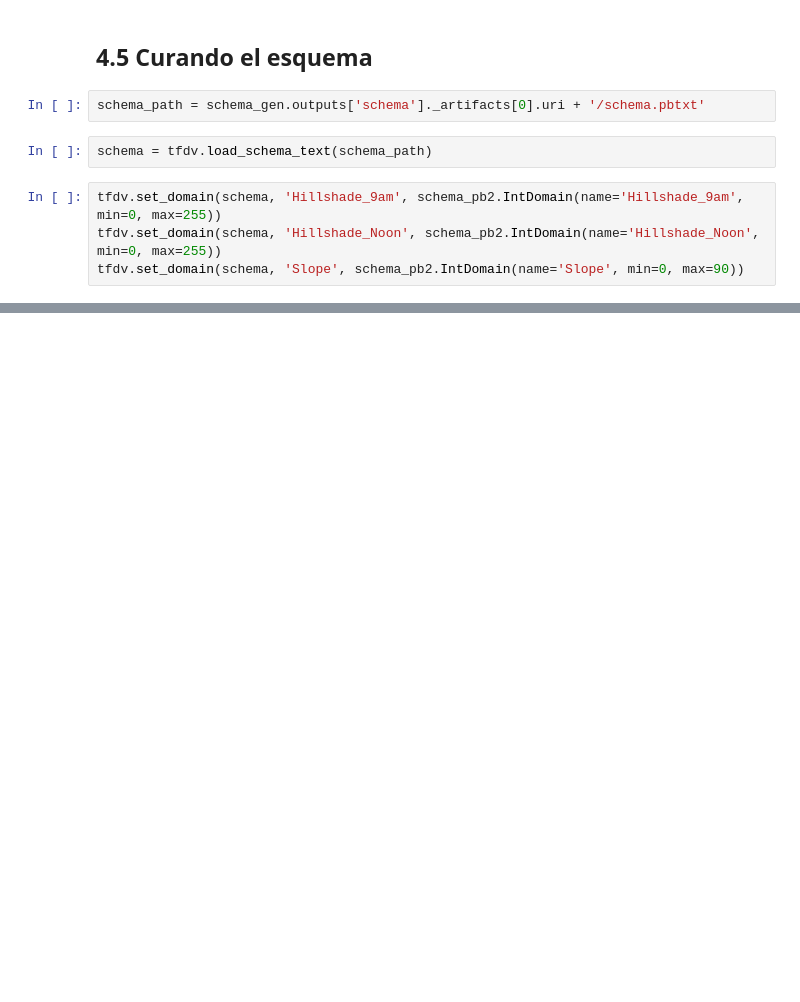
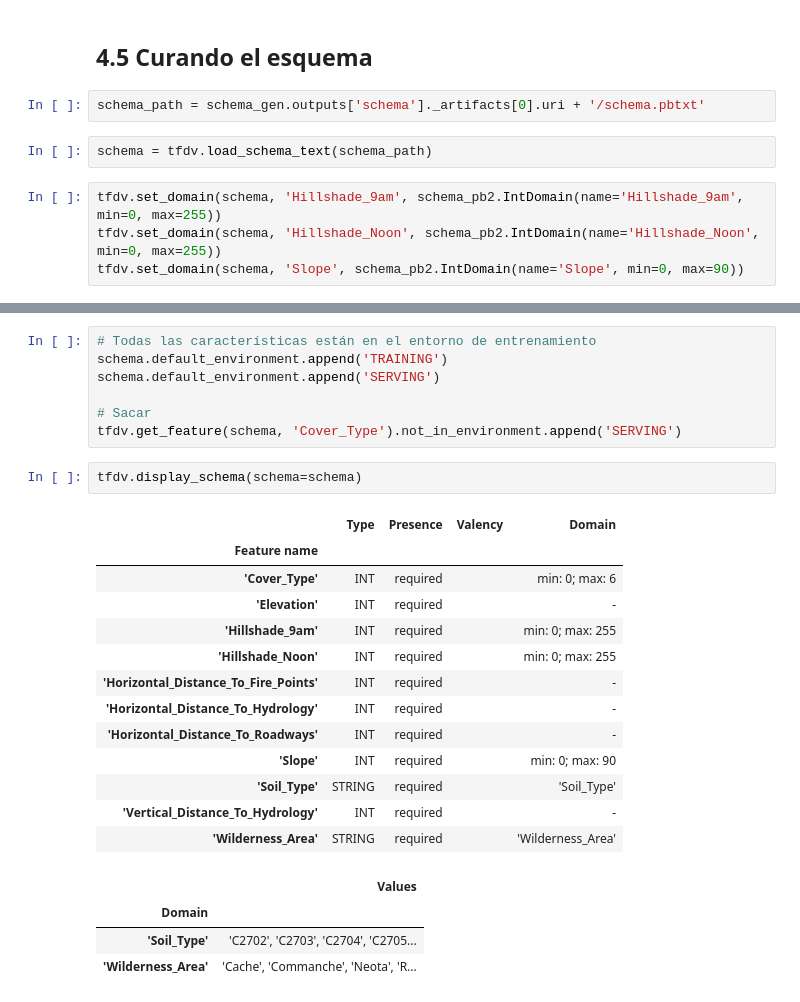
Before and after one commit to dcrovo/MLOPS-Project1, a Jupyter notebook: ProyectoMLOPS1.ipynb, the cells around one changed output, grey strips where cells are left out. Saved outputs shown, nothing was run; the diff lists cells and outputs as text; blank space fills up the shorter version.

```diff
--- a/ProyectoMLOPS1.ipynb
+++ b/ProyectoMLOPS1.ipynb
@@ -251,0 +299,27 @@ tfdv.set_domain(schema, 'Slope', schema_pb2.IntDomain(name='Slope', min=0, max=9
+# %%
+# Todas las características están en el entorno de entrenamiento
+schema.default_environment.append('TRAINING')
+schema.default_environment.append('SERVING')
+
+# Sacar
+tfdv.get_feature(schema, 'Cover_Type').not_in_environment.append('SERVING')
+# %%
+tfdv.display_schema(schema=schema)
+# %% [output]
+|  | Type | Presence | Valency | Domain |
+| Feature name |  |  |  |  |
+| 'Cover_Type' | INT | required |  | min: 0; max: 6 |
+| 'Elevation' | INT | required |  | - |
+| 'Hillshade_9am' | INT | required |  | min: 0; max: 255 |
+| 'Hillshade_Noon' | INT | required |  | min: 0; max: 255 |
+| 'Horizontal_Distance_To_Fire_Points' | INT | required |  | - |
+| 'Horizontal_Distance_To_Hydrology' | INT | required |  | - |
+| 'Horizontal_Distance_To_Roadways' | INT | required |  | - |
+| 'Slope' | INT | required |  | min: 0; max: 90 |
+| 'Soil_Type' | STRING | required |  | 'Soil_Type' |
+| 'Vertical_Distance_To_Hydrology' | INT | required |  | - |
+| 'Wilderness_Area' | STRING | required |  | 'Wilderness_Area' |
+|  | Values |
+| Domain |  |
+| 'Soil_Type' | 'C2702', 'C2703', 'C2704', 'C2705... |
+| 'Wilderness_Area' | 'Cache', 'Commanche', 'Neota', 'R... |
```
Also changed, not shown: parts of 50 cells of this notebook, 40 other files.
